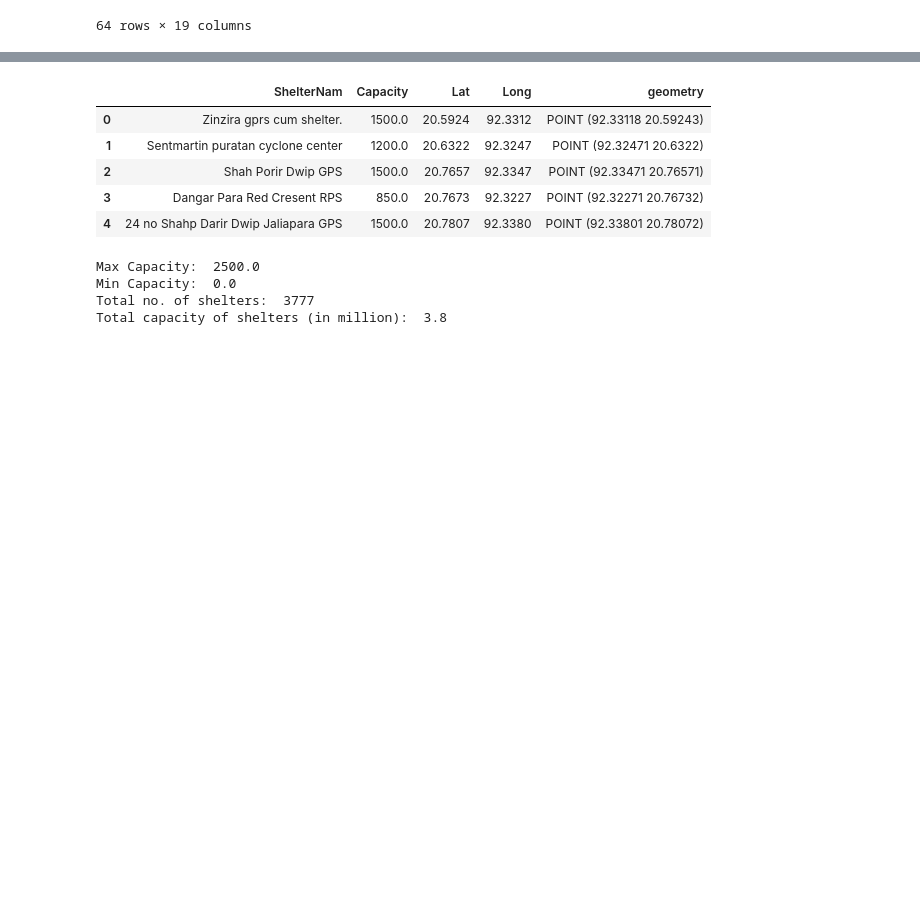
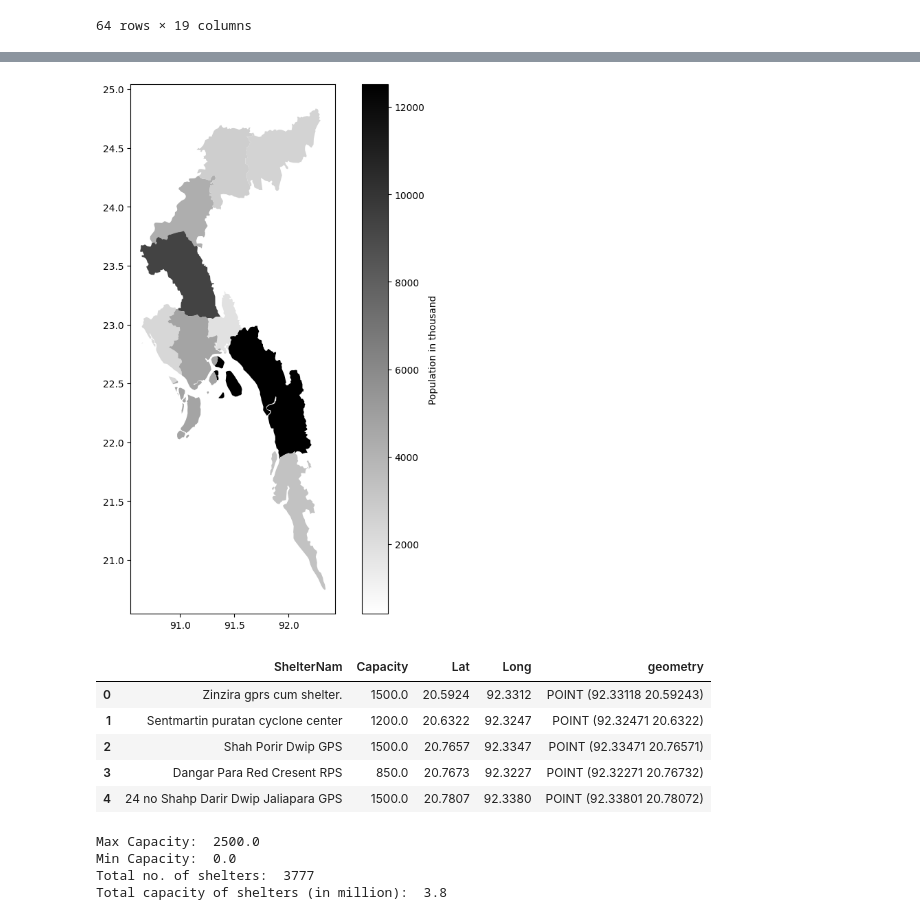
Before and after one commit to tanmoyie/Optimizing-flood-reponse-in-Bangladesh, a Jupyter notebook: 1.0-data-exploration.ipynb, the cells around one changed output, grey strips where cells are left out. Saved outputs shown, nothing was run; the diff lists cells and outputs as text; code cells hidden in the pictures; blank space fills up the shorter version.

```diff
--- a/1.0-data-exploration.ipynb
+++ b/1.0-data-exploration.ipynb
@@ -151,32 +151,9 @@ cmap = mcolors.LinearSegmentedColormap.from_list('white_to_black', ['white', 'bl
 norm = mcolors.Normalize(vmin=gdf['population_density'].min(), vmax=gdf['population_density'].max())
 
 # Create a new column for colors based on whether the district is selected
-gdf['color'] = gdf.apply(
-    lambda row: cmap(norm(row['population_density'])) if row['selected_district'] in selected_districts else '#d3d3d3',  axis=1
+gdf['color_population'] = gdf.apply(
+    lambda row: cmap(norm(row['population_density'])) if row['selected_district'] in selected_districts else 'white',  axis=1
 )
 
-# display(gdf.head(5))
-# Plot the GeoDataFrame
-fig, ax = plt.subplots(figsize=(6, 6))
-
-
-# Add a colorbar for reference (only for selected districts)
-sm = plt.cm.ScalarMappable(cmap=cmap, norm=mcolors.Normalize(vmin=gdf['population_density'].min(), vmax=gdf['population_density'].max()))
-sm.set_array([])
-cbar = plt.colorbar(sm, ax=ax)
-cbar.set_label('Population Density')
-
-# Plot with the colors defined
-gdf.plot(column='color', ax=ax, edgecolor='black', linewidth=0.5)
-
-ax.set_xlim(90.5, 93)
-ax.set_ylim(21, 25)
-
-# Set title and other plot properties
-ax.set_title('Population Density Map with Selected Districts Highlighted')
-# ax.set_axis_off()  # Turn off the axis
-
-plt.tight_layout()
-plt.savefig('plots/population_density.svg', format='svg')
-plt.show()
+display(gdf.head(5))
 # %% [output]
@@ -183,0 +166,2 @@ plt.show()
+# %%
+selected_gdf= gdf[gdf['District'].isin(selected_districts)]
@@ -184,3 +194,19 @@ plt.show()
+# %%
+# Plotting
+from matplotlib.colors import LinearSegmentedColormap
+fig, ax = plt.subplots(1, 1, figsize=(10, 10))
+cmap = LinearSegmentedColormap.from_list('custom_cmap', ['#ffffff', 'black'])
+selected_gdf.plot(column='population_density', cmap=cmap, linewidth=0.8, ax=ax, legend=False)
+
+# Add colorbar
+#sm = plt.cm.ScalarMappable(cmap=cmap, norm=plt.Normalize(vmin=gdf['population_density'].min(), vmax=gdf['population_density'].max()))
+#sm.set_array([])
+cbar = fig.colorbar(sm, ax=ax)
+cbar.set_label('Population in thousand')
+plt.savefig('plots/population_density.svg', format='svg')
+plt.show()
+# %% [output]
+[figure, added]
 # %%
 shelter = gpd.read_file('dataset/BD_Cyclone_Shelter_Center.geojson')
 shelter.head()
```
Also changed, not shown: parts of 4 cells of this notebook, 7 other files.
